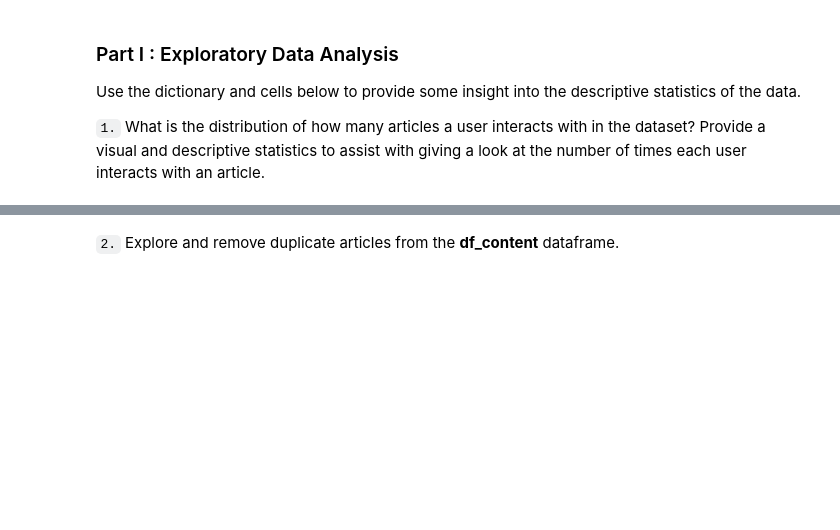
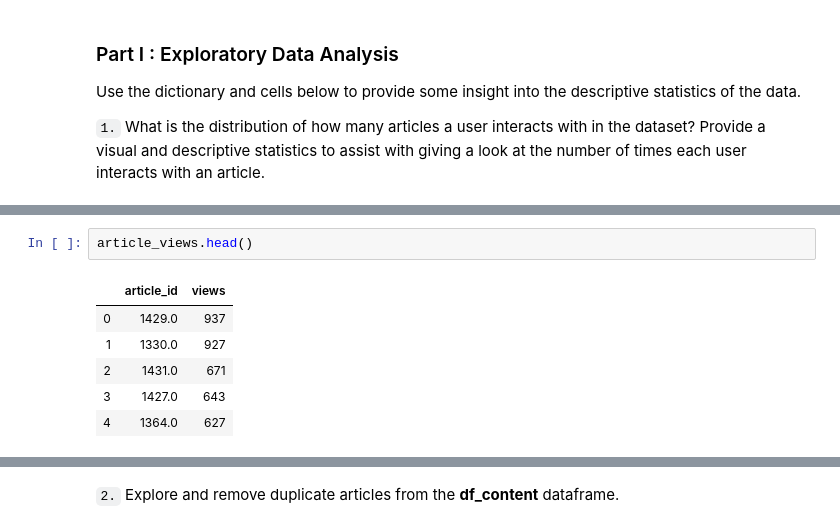
Before and after one commit to tomgtqq/DSND-P3-Recommendations-with-IBM, a Jupyter notebook: Recommendations_with_IBM.ipynb, the cells around one changed output, grey strips where cells are left out. Cells and saved outputs as stored; diff of their text form; blank space fills up the shorter version.

```diff
--- a/Recommendations_with_IBM.ipynb
+++ b/Recommendations_with_IBM.ipynb
@@ -46,0 +102,9 @@ Use the dictionary and cells below to provide some insight into the descriptive
+# %%
+article_views.head()
+# %% [output]
+|  | article_id | views |
+| 0 | 1429.0 | 937 |
+| 1 | 1330.0 | 927 |
+| 2 | 1431.0 | 671 |
+| 3 | 1427.0 | 643 |
+| 4 | 1364.0 | 627 |
```
Also changed, not shown: parts of 51 cells of this notebook, 1 other file.
